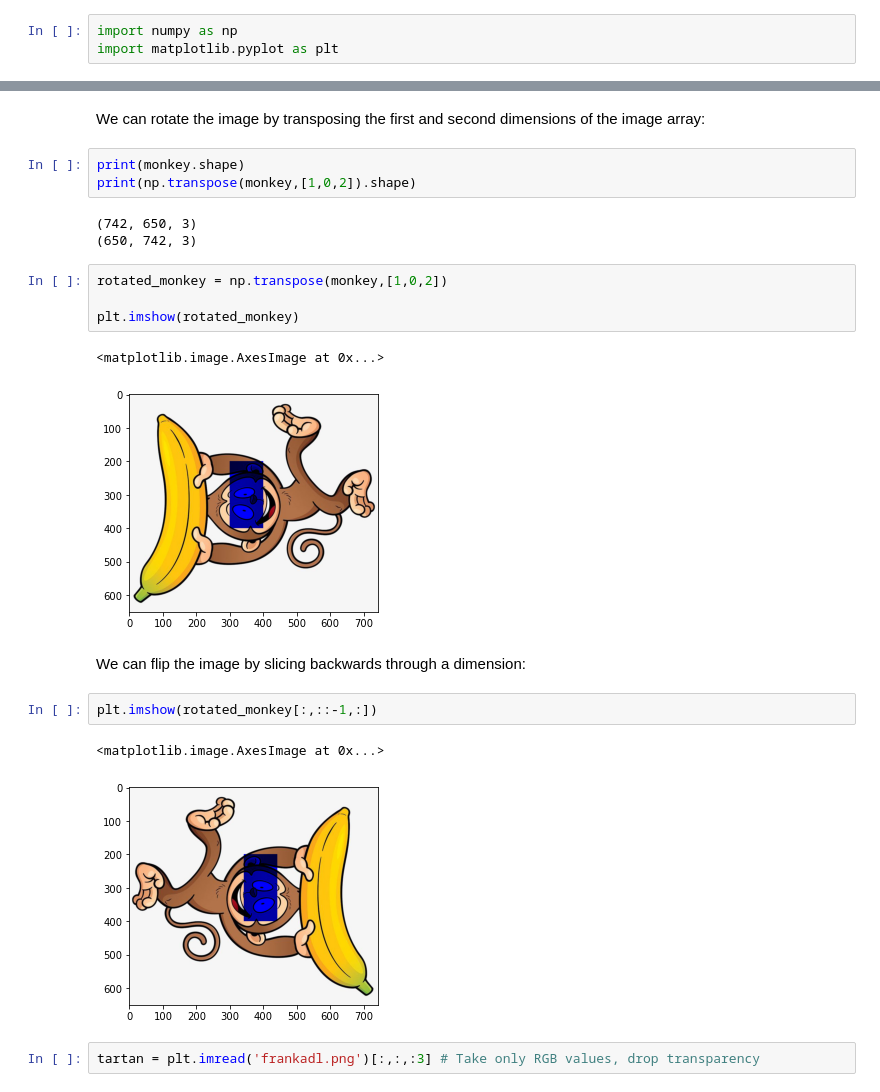
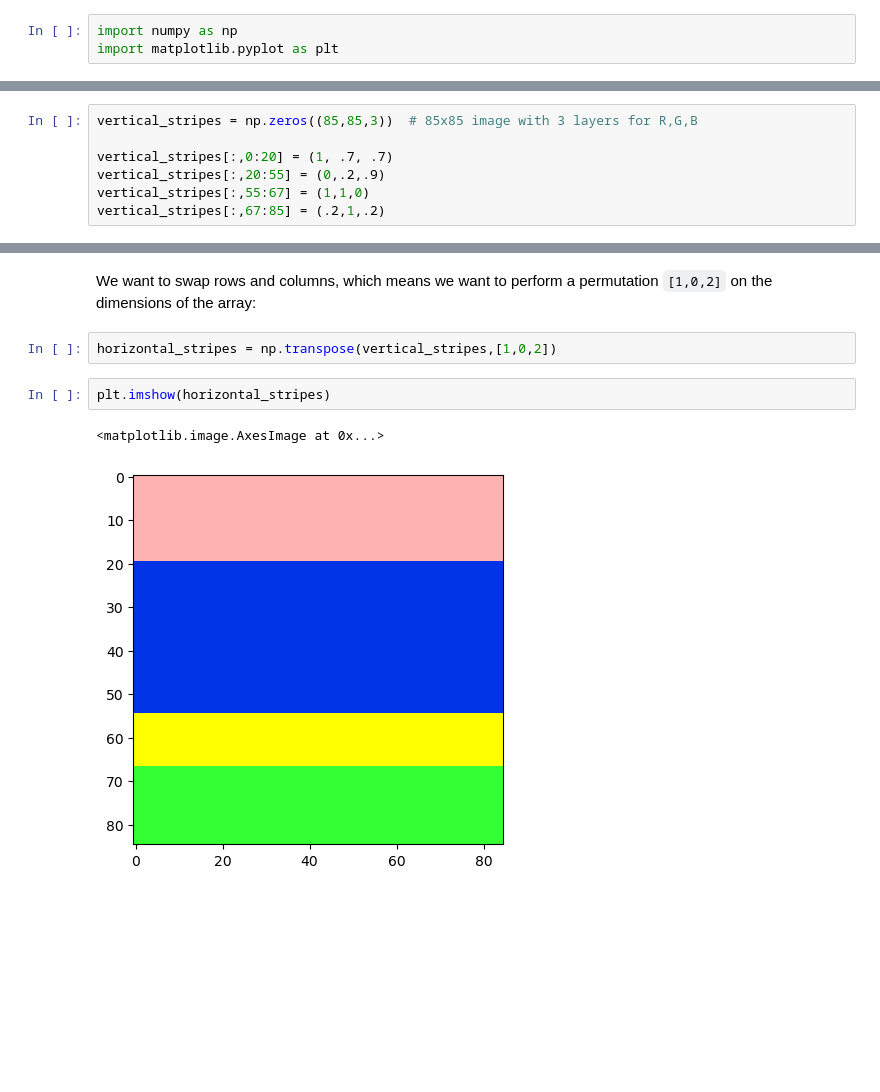
Before and after one commit to jllottes/jllottes.github.io, a Jupyter notebook: _static/weekly_notebooks/week08_notebook.ipynb, the cells around one changed output, grey strips where cells are left out. Cells and saved outputs as stored; diff of their text form; blank space fills up the shorter version.

```diff
--- a/_static/weekly_notebooks/week08_notebook.ipynb
+++ b/_static/weekly_notebooks/week08_notebook.ipynb
@@ -244,0 +14,7 @@ monkey.shape
+# %%
+vertical_stripes = np.zeros((85,85,3))  # 85x85 image with 3 layers for R,G,B
+
+vertical_stripes[:,0:20] = (1, .7, .7)
+vertical_stripes[:,20:55] = (0,.2,.9)
+vertical_stripes[:,55:67] = (1,1,0)
+vertical_stripes[:,67:85] = (.2,1,.2)
@@ -264,25 +161,10 @@ transpose(a, axes=None)
     (5, 4, 3, 2)
-# %% [markdown]
-We can rotate the image by transposing the first and second dimensions of the image array:
+# %% [markdown]
+We want to swap rows and columns, which means we want to perform a permutation `[1,0,2]` on the dimensions of the array:
 # %%
-print(monkey.shape)
-print(np.transpose(monkey,[1,0,2]).shape)
+horizontal_stripes = np.transpose(vertical_stripes,[1,0,2])
-# %% [output]
-(742, 650, 3)
-(650, 742, 3)
-# %%
-rotated_monkey = np.transpose(monkey,[1,0,2])
-
-plt.imshow(rotated_monkey)
-# %% [output]
-<matplotlib.image.AxesImage at 0x...>
-[figure, removed]
-# %% [markdown]
-We can flip the image by slicing backwards through a dimension:
 # %%
-plt.imshow(rotated_monkey[:,::-1,:])
+plt.imshow(horizontal_stripes)
 # %% [output]
 <matplotlib.image.AxesImage at 0x...>
-[figure, old version]
+[figure, new version]
-# %%
-tartan = plt.imread('frankadl.png')[:,:,:3] # Take only RGB values, drop transparency
```
Also changed, not shown: parts of 74 cells of this notebook, 9 other files.
